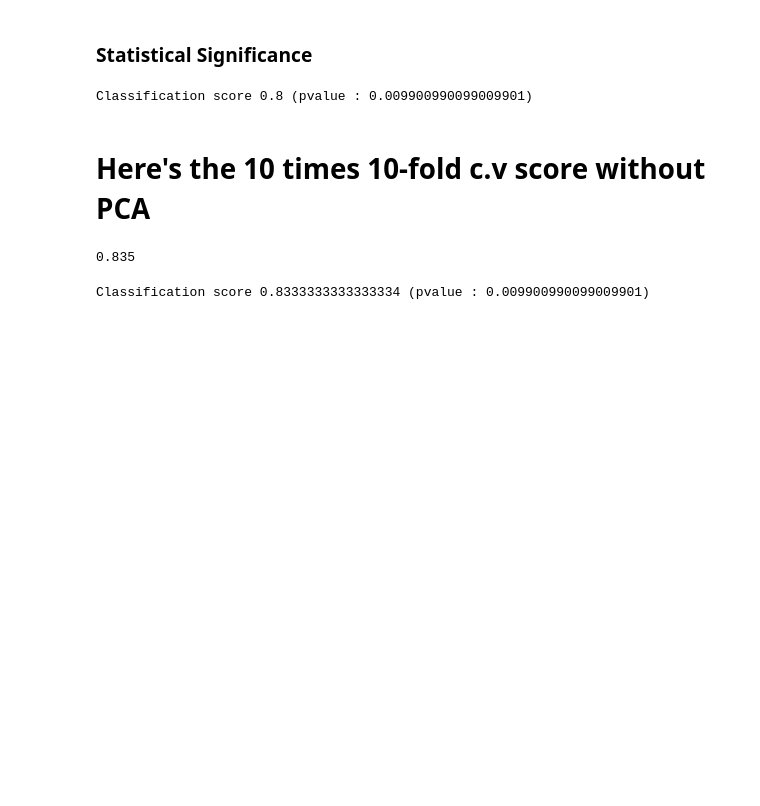
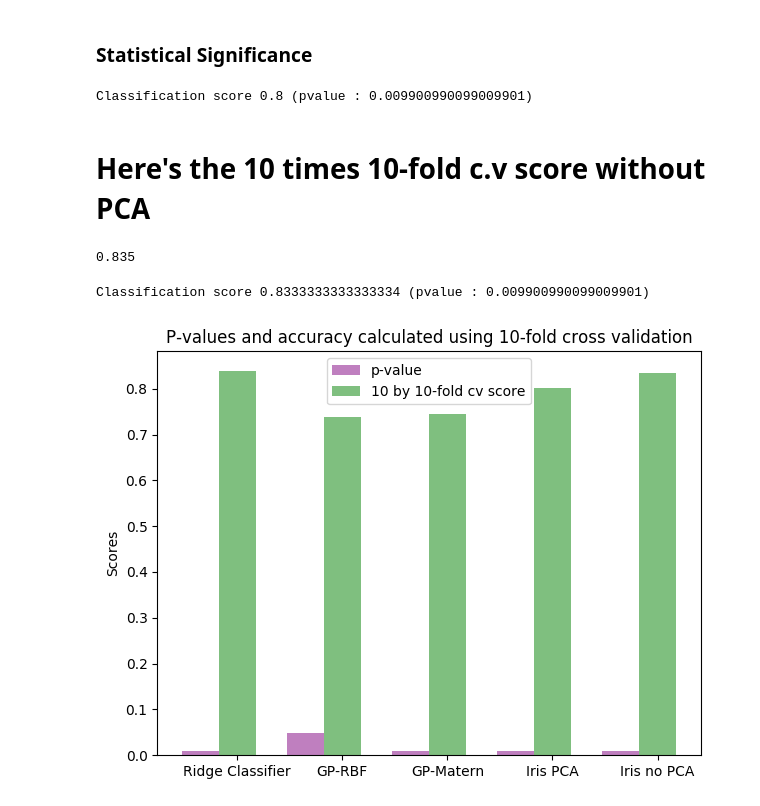
Before and after one commit to elanbmiller/MLApplicationProject, a Jupyter notebook: milestone 4/milestone4.ipynb, the cells around one changed output. Drawn from its saved outputs; the diff is of its cells as text; code cells hidden in the pictures; blank space fills up the shorter version.

Commit message:
adding a figure for pvalue and cv score

```diff
--- a/milestone 4/milestone4.ipynb
+++ b/milestone 4/milestone4.ipynb
@@ -182,3 +182,20 @@ score, permutation_scores, pvalue = permutation_test_score(clf_pca, X, y, scorin
 print("Classification score %s (pvalue : %s)" % (score, pvalue))
 # %% [output]
 Classification score 0.8333333333333334 (pvalue : 0.009900990099009901)
+# %%
+import matplotlib.pyplot as plt; plt.rcdefaults()
+
+objects = ('Ridge Classifier', 'GP-RBF', 'GP-Matern', 'Iris PCA', 'Iris no PCA')
+y_pos = np.arange(len(objects))
+p_value = [0.009900990099009901, 0.04950495049504951, 0.009900990099009901, 0.009900990099009901, 0.009900990099009901]
+ten_by_ten_fold_score = [0.8395381823613324, 0.7383874287428742, 0.745, 0.801, 0.835]
+plt.bar(y_pos, p_value, 0.35, alpha=0.5, color='purple', label='p-value')
+plt.bar(y_pos + 0.35, ten_by_ten_fold_score, 0.35, alpha=0.5, color='g', label='10 by 10-fold cv score')
+plt.ylabel('Scores')
+plt.title('P-values and accuracy calculated using 10-fold cross validation')
+plt.xticks(y_pos + 0.35, objects)
+plt.tight_layout()
+plt.legend()
+plt.show()
+# %% [output]
+[figure, added]
```
